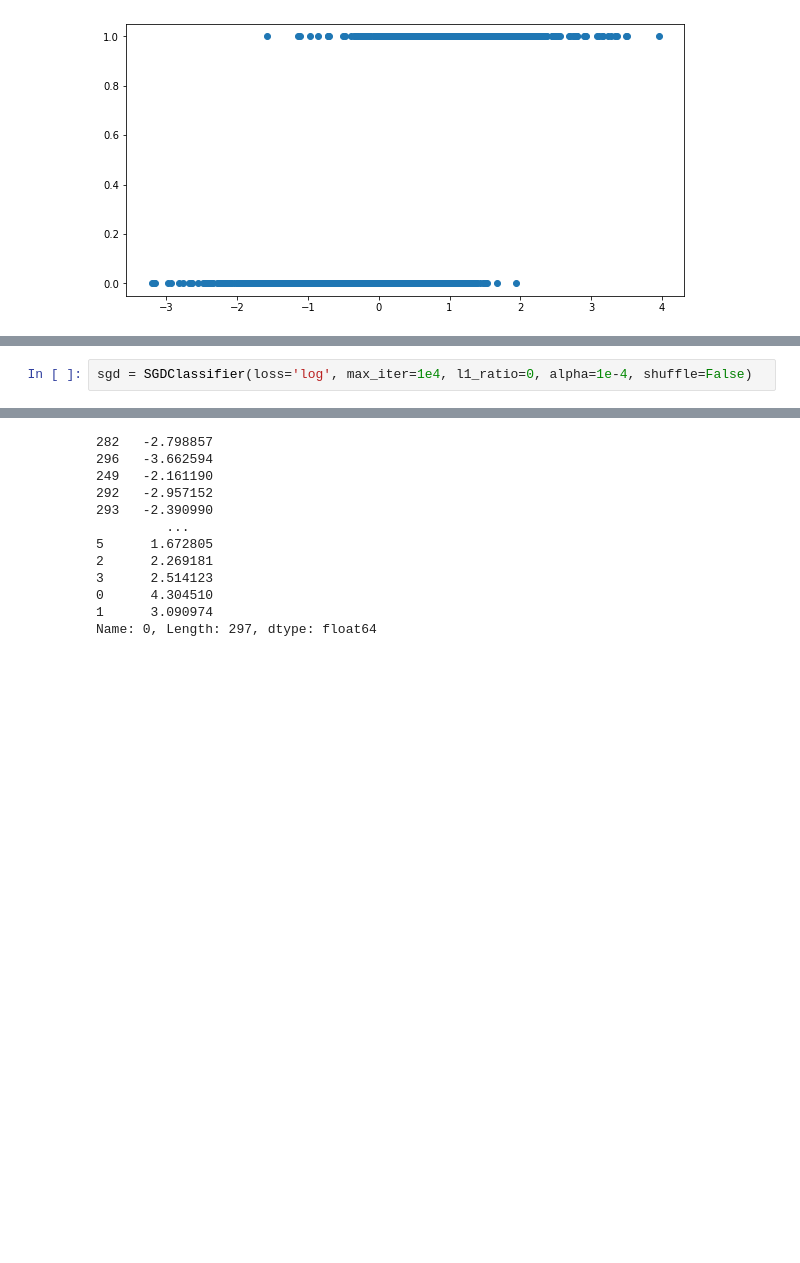
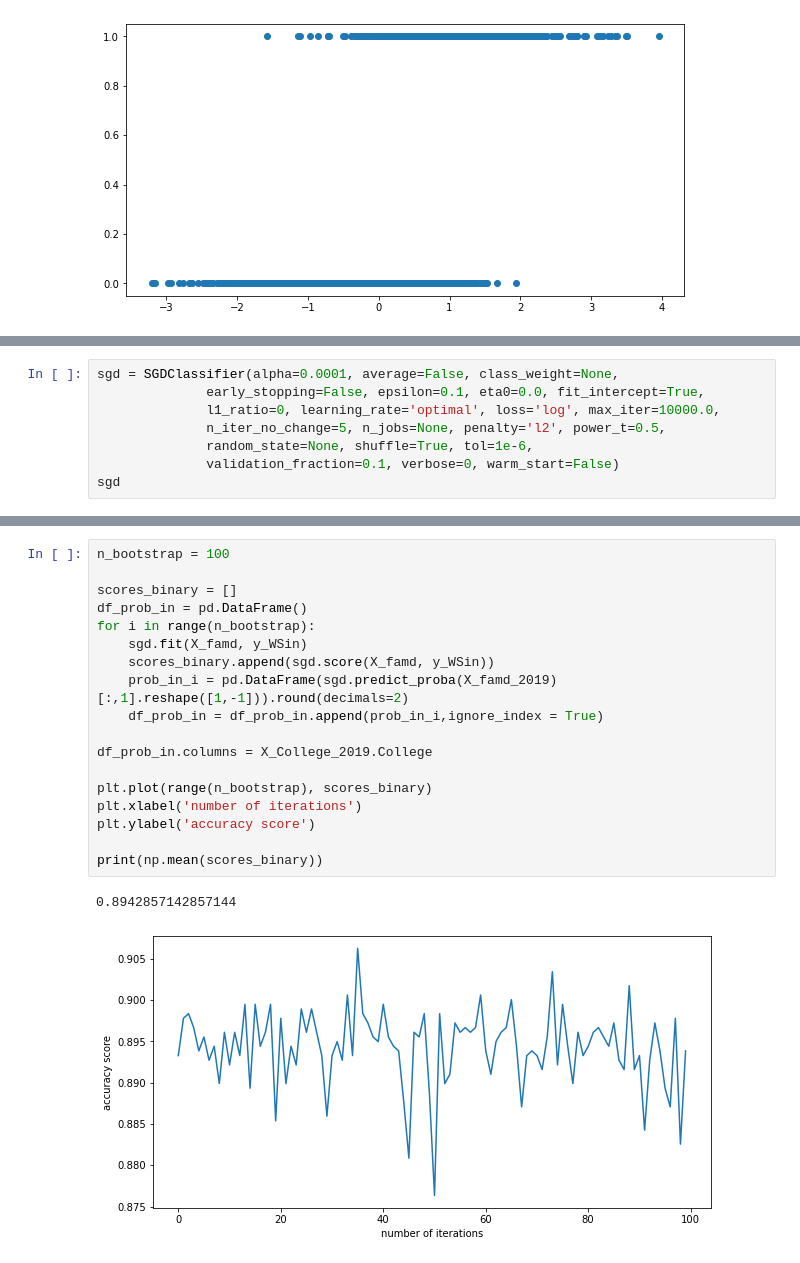
Before and after one commit to koeunlim/Capstone_Softball, a Jupyter notebook: 06-2_NCAA_Softball_Model2_WS64Seed_Logistic.ipynb, the cells around one changed output, grey strips where cells are left out. Cells and saved outputs as stored; diff of their text form; blank space fills up the shorter version.

```diff
--- a/06-2_NCAA_Softball_Model2_WS64Seed_Logistic.ipynb
+++ b/06-2_NCAA_Softball_Model2_WS64Seed_Logistic.ipynb
@@ -109,3 +180,9 @@ plt.show()
 # %%
-sgd = SGDClassifier(loss='log', max_iter=1e4, l1_ratio=0, alpha=1e-4, shuffle=False)
+sgd = SGDClassifier(alpha=0.0001, average=False, class_weight=None,
+              early_stopping=False, epsilon=0.1, eta0=0.0, fit_intercept=True,
+              l1_ratio=0, learning_rate='optimal', loss='log', max_iter=10000.0,
+              n_iter_no_change=5, n_jobs=None, penalty='l2', power_t=0.5,
+              random_state=None, shuffle=True, tol=1e-6,
+              validation_fraction=0.1, verbose=0, warm_start=False)
+sgd
 # %% [output]
@@ -113,14 +190,21 @@ sgd = SGDClassifier(loss='log', max_iter=1e4, l1_ratio=0, alpha=1e-4, shuffle=Fa
 # %%
+n_bootstrap = 100
+
+scores_binary = []
+df_prob_in = pd.DataFrame()
+for i in range(n_bootstrap):
+    sgd.fit(X_famd, y_WSin)
+    scores_binary.append(sgd.score(X_famd, y_WSin))
+    prob_in_i = pd.DataFrame(sgd.predict_proba(X_famd_2019)[:,1].reshape([1,-1])).round(decimals=2)
+    df_prob_in = df_prob_in.append(prob_in_i,ignore_index = True)
+
+df_prob_in.columns = X_College_2019.College
+
+plt.plot(range(n_bootstrap), scores_binary)
+plt.xlabel('number of iterations')
+plt.ylabel('accuracy score')
+
+print(np.mean(scores_binary))
 # %% [output]
-282   -2.798857
-296   -3.662594
-249   -2.161190
-292   -2.957152
-293   -2.390990
-         ...
-5      1.672805
-2      2.269181
-3      2.514123
-0      4.304510
-1      3.090974
-Name: 0, Length: 297, dtype: float64
+0.8942857142857144
+[figure, added]
```
Also changed, not shown: parts of 22 cells of this notebook, 15 other files.
